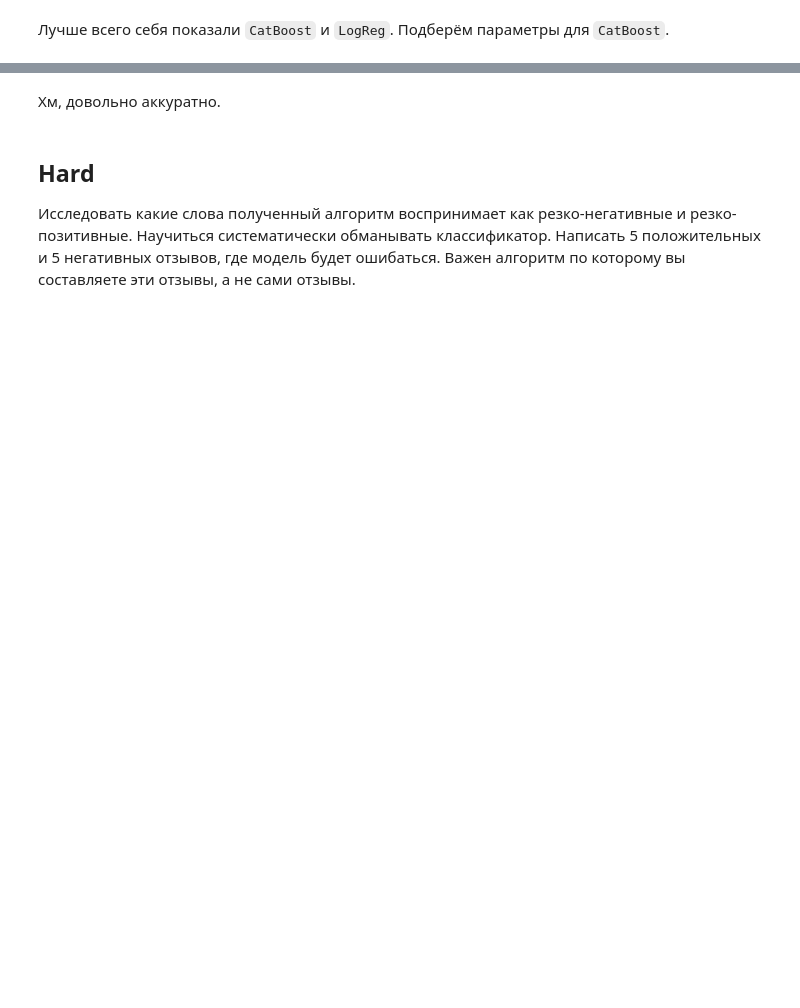
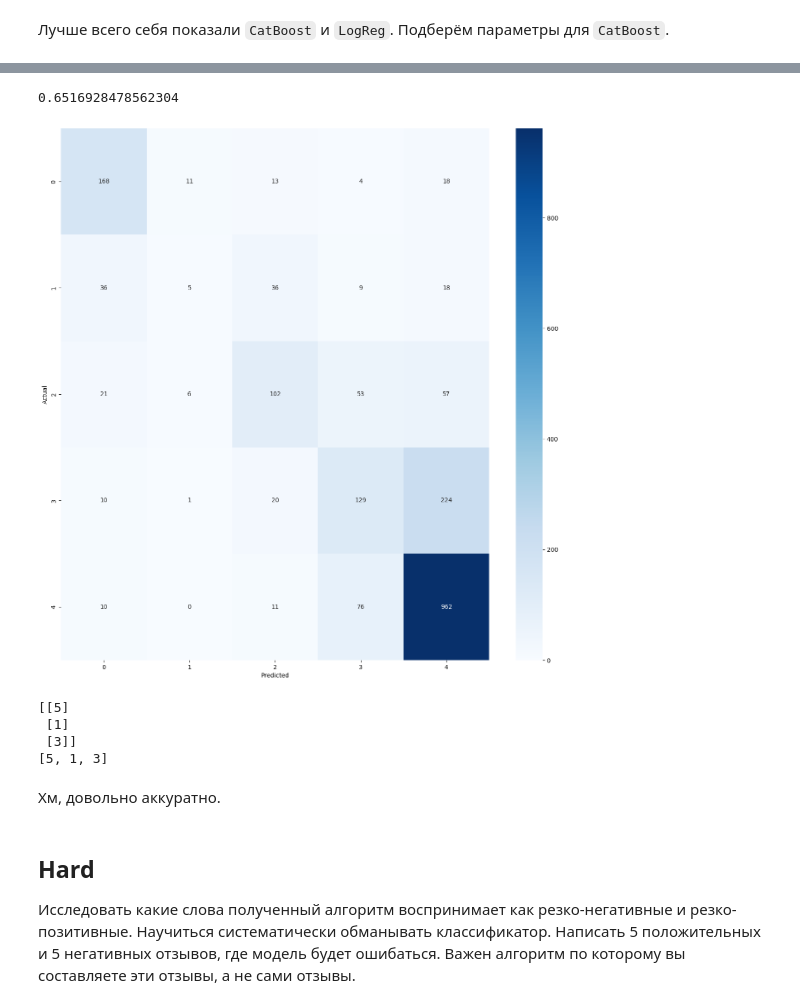
Before and after one commit to setday/HSE_ML_HW2024, a Jupyter notebook: notebooks/06-homework.ipynb, the cells around one changed output, grey strips where cells are left out. Cells and saved outputs as stored; diff of their text form; code cells hidden in the pictures; blank space fills up the shorter version.

```diff
--- a/notebooks/06-homework.ipynb
+++ b/notebooks/06-homework.ipynb
@@ -320,8 +379,14 @@ KeyboardInterrupt:
 # %%
 model = best_model
-model.fit(x_train, y_train)
+model.fit(
+    x_train, y_train,
+    eval_set=(x_test, y_test),
+)
 
 show_model_perfection_metrics(y_test, model.predict(x_test))
+# %% [output]
+0.6516928478562304
+[figure, added]
 # %%
 my_reviews = [{
     'text' : 'I realy love the flight. There was no turbulence, seats were comfortable. This is definitely the best airline in the world. I will definitely fly with them again.',
@@ -346,11 +411,17 @@ def prefactoring(text, title):
     text = remove_stopwords(text)
     return text
 
-x_my_reviews = tfid.transform([prefactoring(review['text'], review['title']) for review in my_reviews]).toarray()
+prefactored_reviews = [prefactoring(review['text'], review['title']) for review in my_reviews]
+x_my_reviews = tfid.transform(prefactored_reviews).toarray()
 
 pred = model.predict(x_my_reviews)
 print(pred)
 print([review['rating'] for review in my_reviews])
+# %% [output]
+[[5]
+ [1]
+ [3]]
+[5, 1, 3]
 # %% [markdown]
 Хм, довольно аккуратно.
 # %% [markdown]
```
Also changed, not shown: parts of 16 cells of this notebook.
